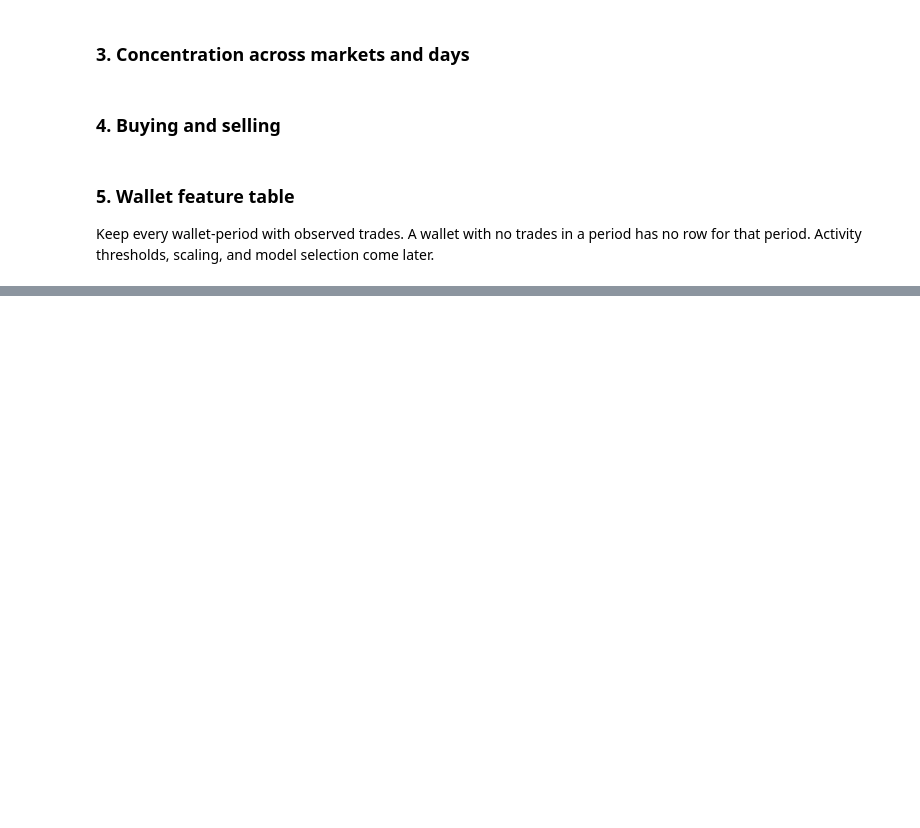
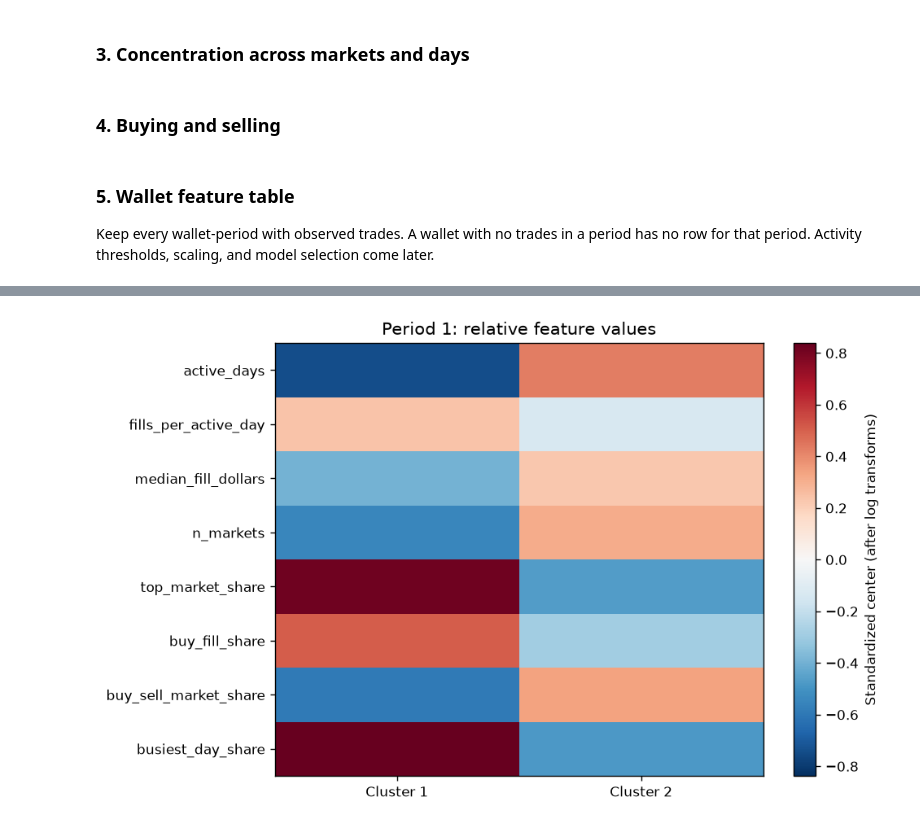
Before and after one commit to Cumuifreer/ucla-stats161-project, a Jupyter notebook: midterm.ipynb, the cells around one changed output, grey strips where cells are left out. Drawn from its saved outputs; the diff is of its cells as text; code cells hidden in the pictures; blank space fills up the shorter version.

```diff
--- a/midterm.ipynb
+++ b/midterm.ipynb
@@ -314,0 +373,12 @@ Missing BUY-price medians: 67,918
+# %%
+log_features = ["fills_per_active_day", "median_fill_dollars", "n_markets"]
+model_inputs = clustering_data[cluster_features].astype(float).copy()
+model_inputs[log_features] = np.log1p(model_inputs[log_features])
+
+train_mask = clustering_data["period"] == 1
+scaler = StandardScaler()
+X_train = scaler.fit_transform(model_inputs.loc[train_mask])
+X_all = scaler.transform(model_inputs)
+
+print(f"Training wallets: {len(X_train):,}")
+print(f"Clustering inputs: {len(cluster_features)}")
@@ -314,0 +427,15 @@ Missing BUY-price medians: 67,918
+# %%
+selected_k = 2
+cluster_model = candidate_models[selected_k]
+stability_rows = []
+
+for seed in [162, 163]:
+    alternative = KMeans(n_clusters=selected_k, n_init=20, random_state=seed)
+    alternative.fit(X_train)
+    stability_rows.append({
+        "random_seed": seed,
+        "adjusted_rand_index": adjusted_rand_score(cluster_model.labels_, alternative.labels_),
+    })
+
+seed_stability = pd.DataFrame(stability_rows).set_index("random_seed")
+seed_stability.round(3)
@@ -314,0 +485,13 @@ Missing BUY-price medians: 67,918
+# %%
+centers = cluster_model.cluster_centers_.T
+color_limit = np.abs(centers).max()
+fig, ax = plt.subplots(figsize=(8, 5))
+image = ax.imshow(centers, cmap="RdBu_r", vmin=-color_limit, vmax=color_limit, aspect="auto")
+ax.set_xticks(range(selected_k), [f"Cluster {i}" for i in range(1, selected_k + 1)])
+ax.set_yticks(range(len(cluster_features)), cluster_features)
+ax.set_title("Period 1: relative feature values")
+fig.colorbar(image, ax=ax, label="Standardized center (after log transforms)")
+fig.tight_layout()
+plt.show()
+# %% [output]
+[figure, added]
```
Also changed, not shown: parts of 29 cells of this notebook, 2 other files.
